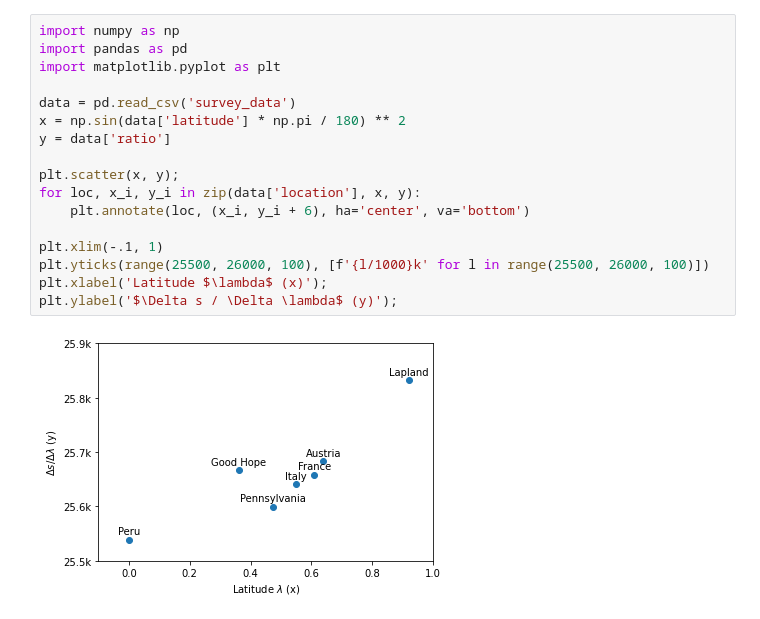
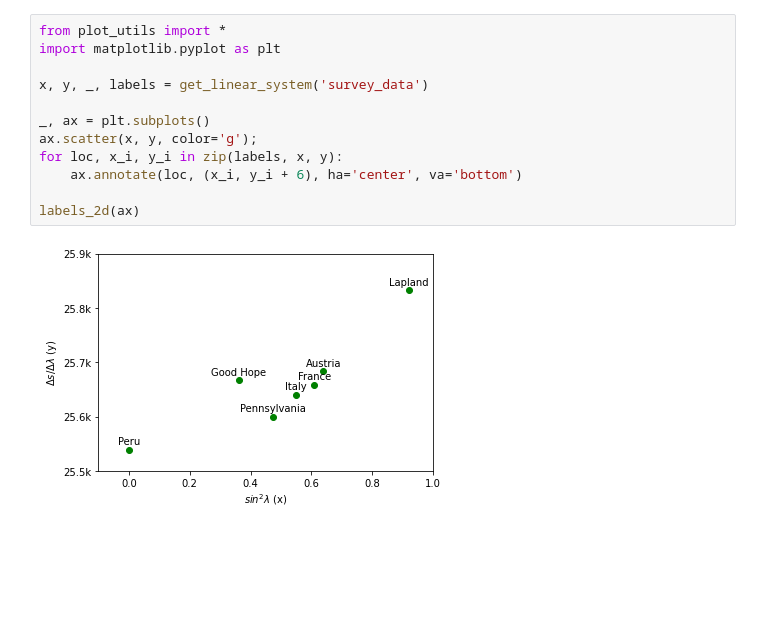
Before and after one commit to catchchaos/regression, a Jupyter notebook: main.ipynb, the cells around one changed output. Saved outputs shown, nothing was run; the diff lists cells and outputs as text; blank space fills up the shorter version.

```diff
--- a/main.ipynb
+++ b/main.ipynb
@@ -21,19 +24,14 @@ Data collected in French surveys [1] in the early 1700s. All lengths are reporte
-# %%
-import numpy as np
-import pandas as pd
-import matplotlib.pyplot as plt
-
-data = pd.read_csv('survey_data')
-x = np.sin(data['latitude'] * np.pi / 180) ** 2
-y = data['ratio']
-
-plt.scatter(x, y);
-for loc, x_i, y_i in zip(data['location'], x, y):
-    plt.annotate(loc, (x_i, y_i + 6), ha='center', va='bottom')
-
-plt.xlim(-.1, 1)
-plt.yticks(range(25500, 26000, 100), [f'{l/1000}k' for l in range(25500, 26000, 100)])
-plt.xlabel('Latitude $\lambda$ (x)');
-plt.ylabel('$\Delta s / \Delta \lambda$ (y)');
-# %% [output]
-[figure, removed]
+# %%
+from plot_utils import *
+import matplotlib.pyplot as plt
+
+x, y, _, labels = get_linear_system('survey_data')
+
+_, ax = plt.subplots()
+ax.scatter(x, y, color='g');
+for loc, x_i, y_i in zip(labels, x, y):
+    ax.annotate(loc, (x_i, y_i + 6), ha='center', va='bottom')
+
+labels_2d(ax)
+# %% [output]
+[figure, added]
```
Also changed, not shown: parts of 26 cells of this notebook, 2 other files.
